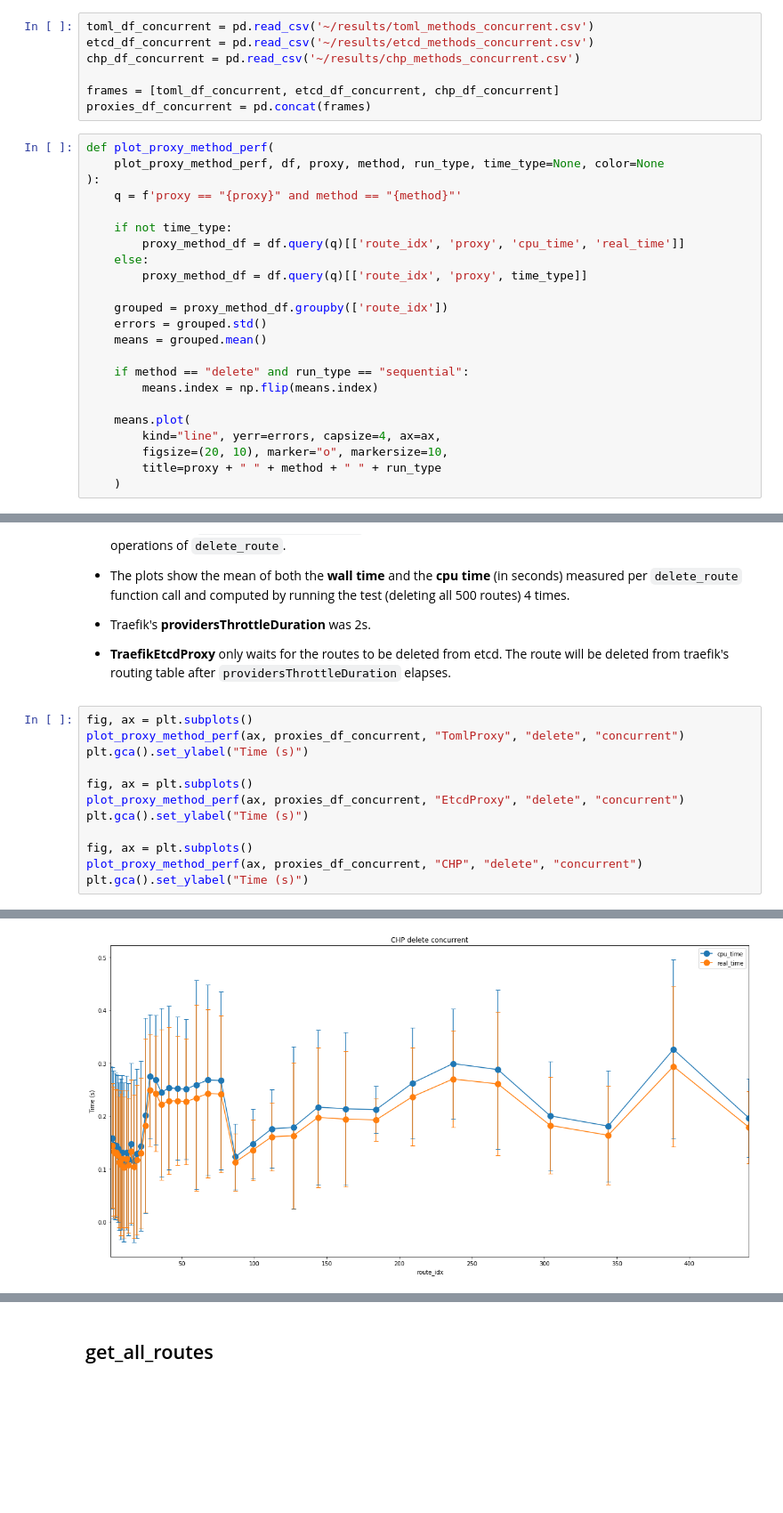
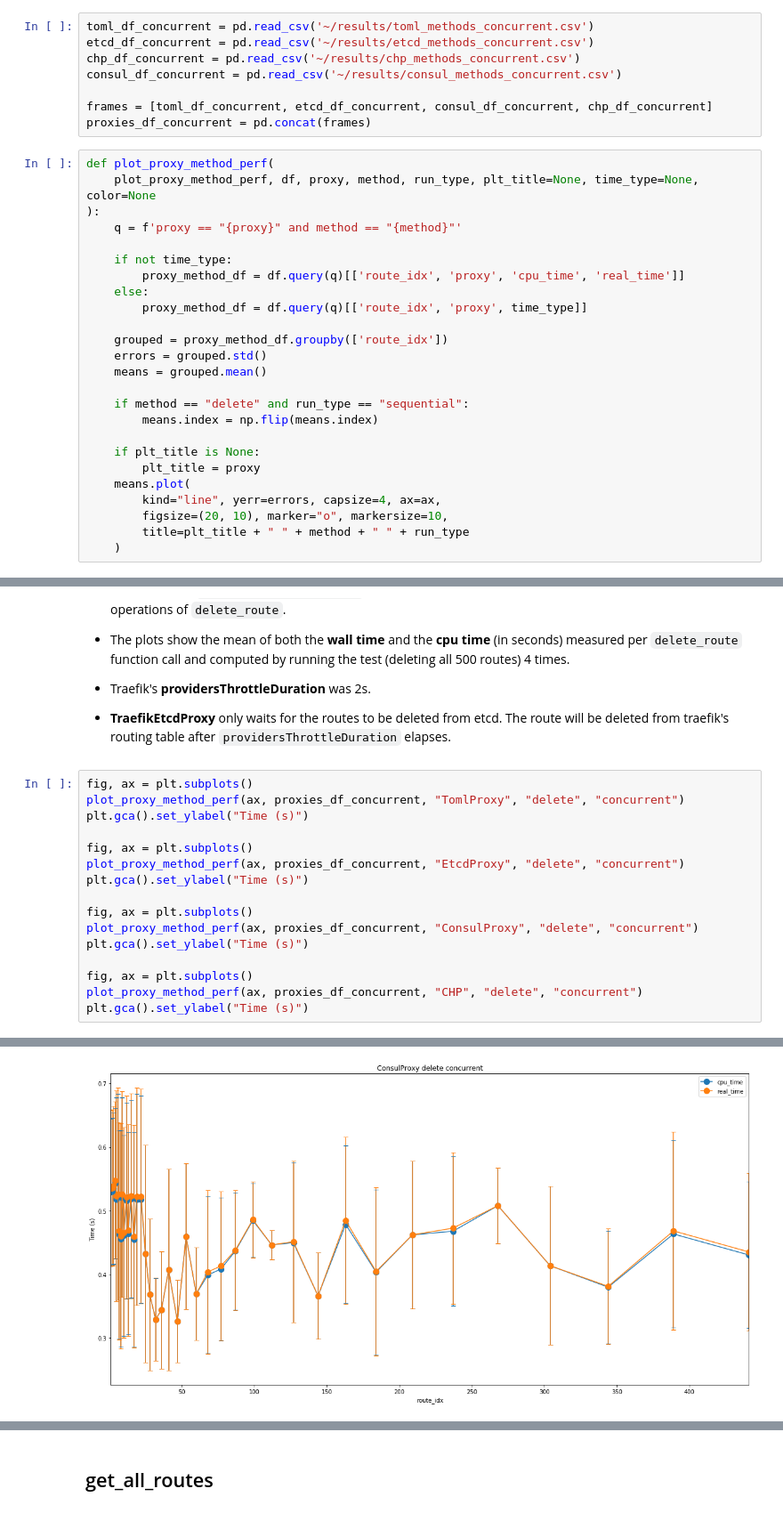
Before and after one commit to jupyterhub/traefik-proxy, a Jupyter notebook: performance/ProxyPerformance.ipynb, the cells around one changed output, grey strips where cells are left out. Shown at 89% size. Cells and saved outputs as stored; diff of their text form; blank space fills up the shorter version.

```diff
--- a/performance/ProxyPerformance.ipynb
+++ b/performance/ProxyPerformance.ipynb
@@ -10,12 +10,13 @@ import numpy as np
 toml_df_concurrent = pd.read_csv('~/results/toml_methods_concurrent.csv')
 etcd_df_concurrent = pd.read_csv('~/results/etcd_methods_concurrent.csv')
 chp_df_concurrent = pd.read_csv('~/results/chp_methods_concurrent.csv')
+consul_df_concurrent = pd.read_csv('~/results/consul_methods_concurrent.csv')
 
-frames = [toml_df_concurrent, etcd_df_concurrent, chp_df_concurrent]
+frames = [toml_df_concurrent, etcd_df_concurrent, consul_df_concurrent, chp_df_concurrent]
 proxies_df_concurrent = pd.concat(frames)
 # %%
 def plot_proxy_method_perf(
-    plot_proxy_method_perf, df, proxy, method, run_type, time_type=None, color=None
+    plot_proxy_method_perf, df, proxy, method, run_type, plt_title=None, time_type=None, color=None
 ):
     q = f'proxy == "{proxy}" and method == "{method}"'
 
@@ -31,10 +32,12 @@ def plot_proxy_method_perf(
     if method == "delete" and run_type == "sequential":
         means.index = np.flip(means.index)
 
+    if plt_title is None:
+        plt_title = proxy
     means.plot(
         kind="line", yerr=errors, capsize=4, ax=ax,
         figsize=(20, 10), marker="o", markersize=10,
-        title=proxy + " " + method + " " + run_type
+        title=plt_title + " " + method + " " + run_type
     )
 # %% [markdown]
 ## add_route
@@ -80,17 +89,21 @@ Text(0, 0.5, 'Time (s)')
 # %%
 fig, ax = plt.subplots()
 plot_proxy_method_perf(ax, proxies_df_concurrent, "TomlProxy", "delete", "concurrent")
 plt.gca().set_ylabel("Time (s)")
 
 fig, ax = plt.subplots()
 plot_proxy_method_perf(ax, proxies_df_concurrent, "EtcdProxy", "delete", "concurrent")
 plt.gca().set_ylabel("Time (s)")
 
 fig, ax = plt.subplots()
+plot_proxy_method_perf(ax, proxies_df_concurrent, "ConsulProxy", "delete", "concurrent")
+plt.gca().set_ylabel("Time (s)")
+
+fig, ax = plt.subplots()
 plot_proxy_method_perf(ax, proxies_df_concurrent, "CHP", "delete", "concurrent")
 plt.gca().set_ylabel("Time (s)")
 # %% [output]
 Text(0, 0.5, 'Time (s)')
 [figure]
 [figure]
-[figure, old version]
+[figure, new version]
```
Also changed, not shown: parts of 11 cells of this notebook, 6 other files.
